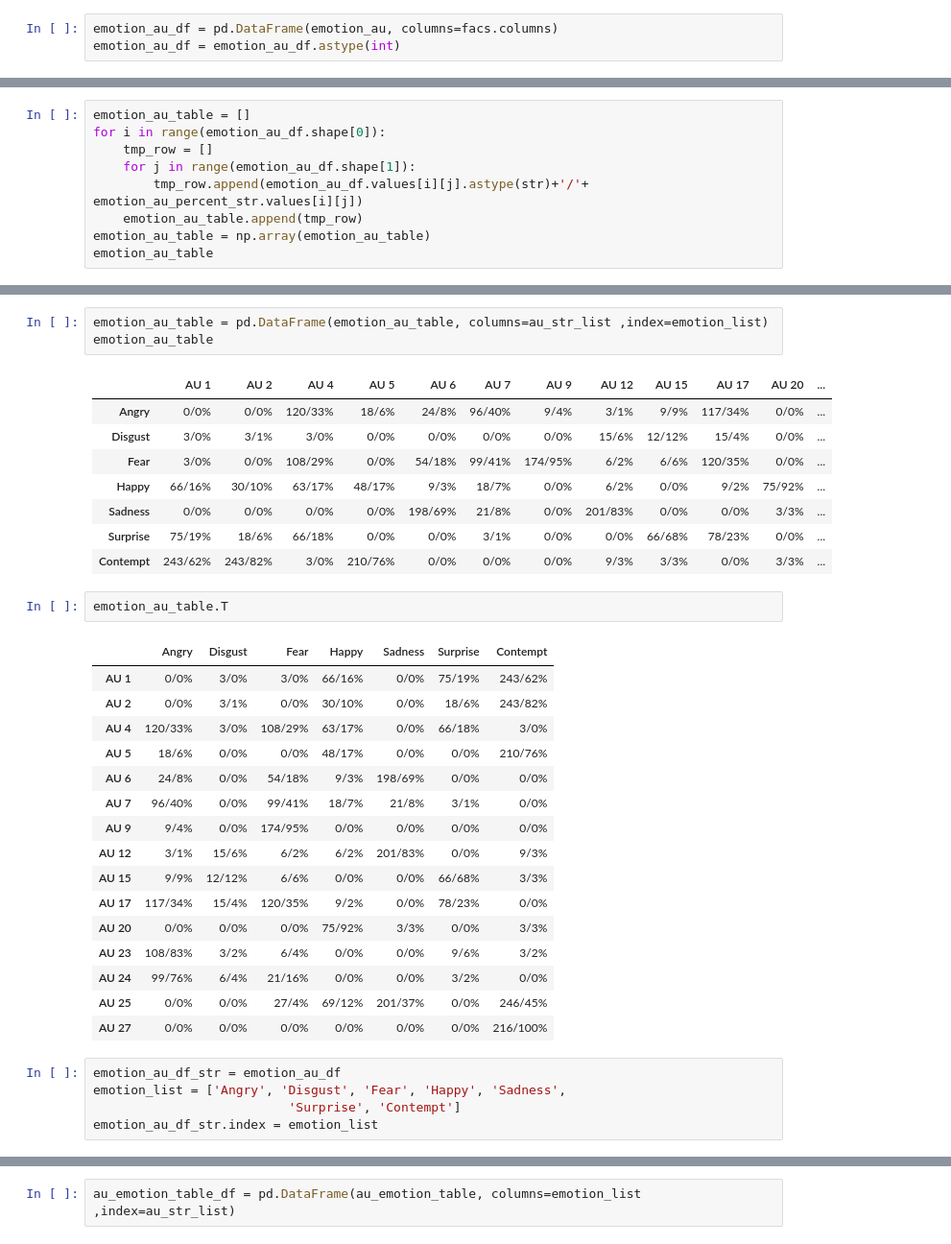
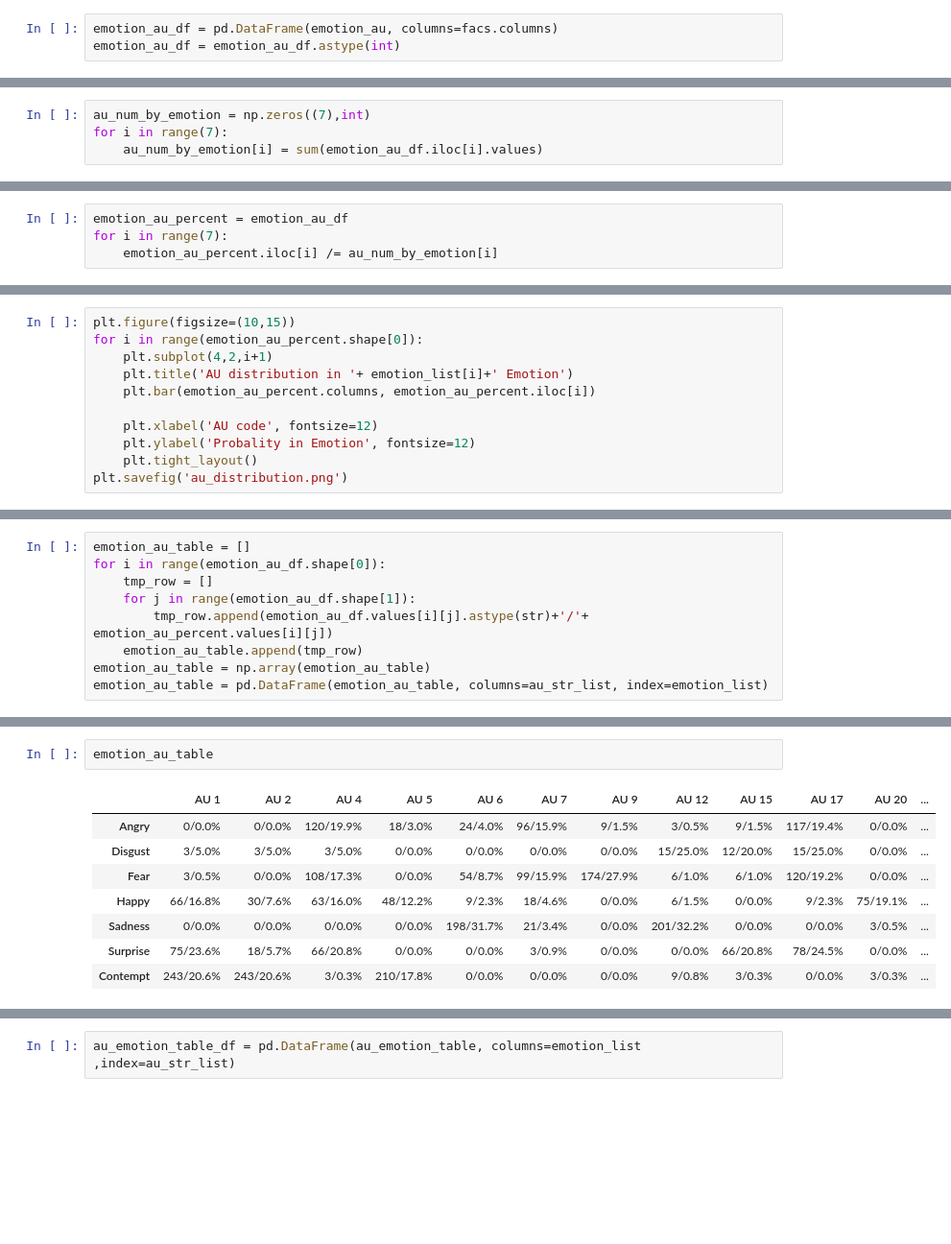
Before and after one commit to SunProg/do-neural-networks-learn-faus-iccvw-2015, a Jupyter notebook: facs_explorer.ipynb, the cells around one changed output, grey strips where cells are left out. Shown at 96% size. Cells and saved outputs as stored; diff of their text form; blank space fills up the shorter version.

```diff
--- a/facs_explorer.ipynb
+++ b/facs_explorer.ipynb
@@ -138,0 +110,4 @@ KeyError: '1'
+# %%
+au_num_by_emotion = np.zeros((7),int)
+for i in range(7):
+    au_num_by_emotion[i] = sum(emotion_au_df.iloc[i].values)
@@ -138,0 +118,4 @@ KeyError: '1'
+# %%
+emotion_au_percent = emotion_au_df
+for i in range(7):
+    emotion_au_percent.iloc[i] /= au_num_by_emotion[i]
@@ -165,0 +135,11 @@ emotion_au_percent_str
+# %%
+plt.figure(figsize=(10,15))
+for i in range(emotion_au_percent.shape[0]):
+    plt.subplot(4,2,i+1)
+    plt.title('AU distribution in '+ emotion_list[i]+' Emotion')
+    plt.bar(emotion_au_percent.columns, emotion_au_percent.iloc[i])
+
+    plt.xlabel('AU code', fontsize=12)
+    plt.ylabel('Probality in Emotion', fontsize=12)
+    plt.tight_layout()
+plt.savefig('au_distribution.png')
@@ -168,7 +158,7 @@ emotion_au_table = []
 for i in range(emotion_au_df.shape[0]):
     tmp_row = []
     for j in range(emotion_au_df.shape[1]):
-        tmp_row.append(emotion_au_df.values[i][j].astype(str)+'/'+ emotion_au_percent_str.values[i][j])
+        tmp_row.append(emotion_au_df.values[i][j].astype(str)+'/'+ emotion_au_percent.values[i][j])
     emotion_au_table.append(tmp_row)
 emotion_au_table = np.array(emotion_au_table)
-emotion_au_table
+emotion_au_table = pd.DataFrame(emotion_au_table, columns=au_str_list, index=emotion_list)
@@ -196,36 +165,11 @@ array([['0/0%', '0/0%', '120/33%', '18/6%', '24/8%', '96/40%', '9/4%',
-# %%
-emotion_au_table = pd.DataFrame(emotion_au_table, columns=au_str_list ,index=emotion_list)
-emotion_au_table
-# %% [output]
-|  | AU 1 | AU 2 | AU 4 | AU 5 | AU 6 | AU 7 | AU 9 | AU 12 | AU 15 | AU 17 | AU 20 | ... |
-| Angry | 0/0% | 0/0% | 120/33% | 18/6% | 24/8% | 96/40% | 9/4% | 3/1% | 9/9% | 117/34% | 0/0% | ... |
-| Disgust | 3/0% | 3/1% | 3/0% | 0/0% | 0/0% | 0/0% | 0/0% | 15/6% | 12/12% | 15/4% | 0/0% | ... |
-| Fear | 3/0% | 0/0% | 108/29% | 0/0% | 54/18% | 99/41% | 174/95% | 6/2% | 6/6% | 120/35% | 0/0% | ... |
-| Happy | 66/16% | 30/10% | 63/17% | 48/17% | 9/3% | 18/7% | 0/0% | 6/2% | 0/0% | 9/2% | 75/92% | ... |
-| Sadness | 0/0% | 0/0% | 0/0% | 0/0% | 198/69% | 21/8% | 0/0% | 201/83% | 0/0% | 0/0% | 3/3% | ... |
-| Surprise | 75/19% | 18/6% | 66/18% | 0/0% | 0/0% | 3/1% | 0/0% | 0/0% | 66/68% | 78/23% | 0/0% | ... |
-| Contempt | 243/62% | 243/82% | 3/0% | 210/76% | 0/0% | 0/0% | 0/0% | 9/3% | 3/3% | 0/0% | 3/3% | ... |
 # %%
-emotion_au_table.T
+emotion_au_table
 # %% [output]
-|  | Angry | Disgust | Fear | Happy | Sadness | Surprise | Contempt |
-| AU 1 | 0/0% | 3/0% | 3/0% | 66/16% | 0/0% | 75/19% | 243/62% |
-| AU 2 | 0/0% | 3/1% | 0/0% | 30/10% | 0/0% | 18/6% | 243/82% |
-| AU 4 | 120/33% | 3/0% | 108/29% | 63/17% | 0/0% | 66/18% | 3/0% |
-| AU 5 | 18/6% | 0/0% | 0/0% | 48/17% | 0/0% | 0/0% | 210/76% |
-| AU 6 | 24/8% | 0/0% | 54/18% | 9/3% | 198/69% | 0/0% | 0/0% |
-| AU 7 | 96/40% | 0/0% | 99/41% | 18/7% | 21/8% | 3/1% | 0/0% |
-| AU 9 | 9/4% | 0/0% | 174/95% | 0/0% | 0/0% | 0/0% | 0/0% |
-| AU 12 | 3/1% | 15/6% | 6/2% | 6/2% | 201/83% | 0/0% | 9/3% |
-| AU 15 | 9/9% | 12/12% | 6/6% | 0/0% | 0/0% | 66/68% | 3/3% |
-| AU 17 | 117/34% | 15/4% | 120/35% | 9/2% | 0/0% | 78/23% | 0/0% |
-| AU 20 | 0/0% | 0/0% | 0/0% | 75/92% | 3/3% | 0/0% | 3/3% |
-| AU 23 | 108/83% | 3/2% | 6/4% | 0/0% | 0/0% | 9/6% | 3/2% |
-| AU 24 | 99/76% | 6/4% | 21/16% | 0/0% | 0/0% | 3/2% | 0/0% |
-| AU 25 | 0/0% | 0/0% | 27/4% | 69/12% | 201/37% | 0/0% | 246/45% |
-| AU 27 | 0/0% | 0/0% | 0/0% | 0/0% | 0/0% | 0/0% | 216/100% |
+|  | AU 1 | AU 2 | AU 4 | AU 5 | AU 6 | AU 7 | AU 9 | AU 12 | AU 15 | AU 17 | AU 20 | ... |
+| Angry | 0/0.0% | 0/0.0% | 120/19.9% | 18/3.0% | 24/4.0% | 96/15.9% | 9/1.5% | 3/0.5% | 9/1.5% | 117/19.4% | 0/0.0% | ... |
+| Disgust | 3/5.0% | 3/5.0% | 3/5.0% | 0/0.0% | 0/0.0% | 0/0.0% | 0/0.0% | 15/25.0% | 12/20.0% | 15/25.0% | 0/0.0% | ... |
+| Fear | 3/0.5% | 0/0.0% | 108/17.3% | 0/0.0% | 54/8.7% | 99/15.9% | 174/27.9% | 6/1.0% | 6/1.0% | 120/19.2% | 0/0.0% | ... |
+| Happy | 66/16.8% | 30/7.6% | 63/16.0% | 48/12.2% | 9/2.3% | 18/4.6% | 0/0.0% | 6/1.5% | 0/0.0% | 9/2.3% | 75/19.1% | ... |
+| Sadness | 0/0.0% | 0/0.0% | 0/0.0% | 0/0.0% | 198/31.7% | 21/3.4% | 0/0.0% | 201/32.2% | 0/0.0% | 0/0.0% | 3/0.5% | ... |
+| Surprise | 75/23.6% | 18/5.7% | 66/20.8% | 0/0.0% | 0/0.0% | 3/0.9% | 0/0.0% | 0/0.0% | 66/20.8% | 78/24.5% | 0/0.0% | ... |
+| Contempt | 243/20.6% | 243/20.6% | 3/0.3% | 210/17.8% | 0/0.0% | 0/0.0% | 0/0.0% | 9/0.8% | 3/0.3% | 0/0.0% | 3/0.3% | ... |
-# %%
-emotion_au_df_str = emotion_au_df
-emotion_list = ['Angry', 'Disgust', 'Fear', 'Happy', 'Sadness',
-                          'Surprise', 'Contempt']
-emotion_au_df_str.index = emotion_list
```
Also changed, not shown: parts of 33 cells of this notebook, 1 other file.
